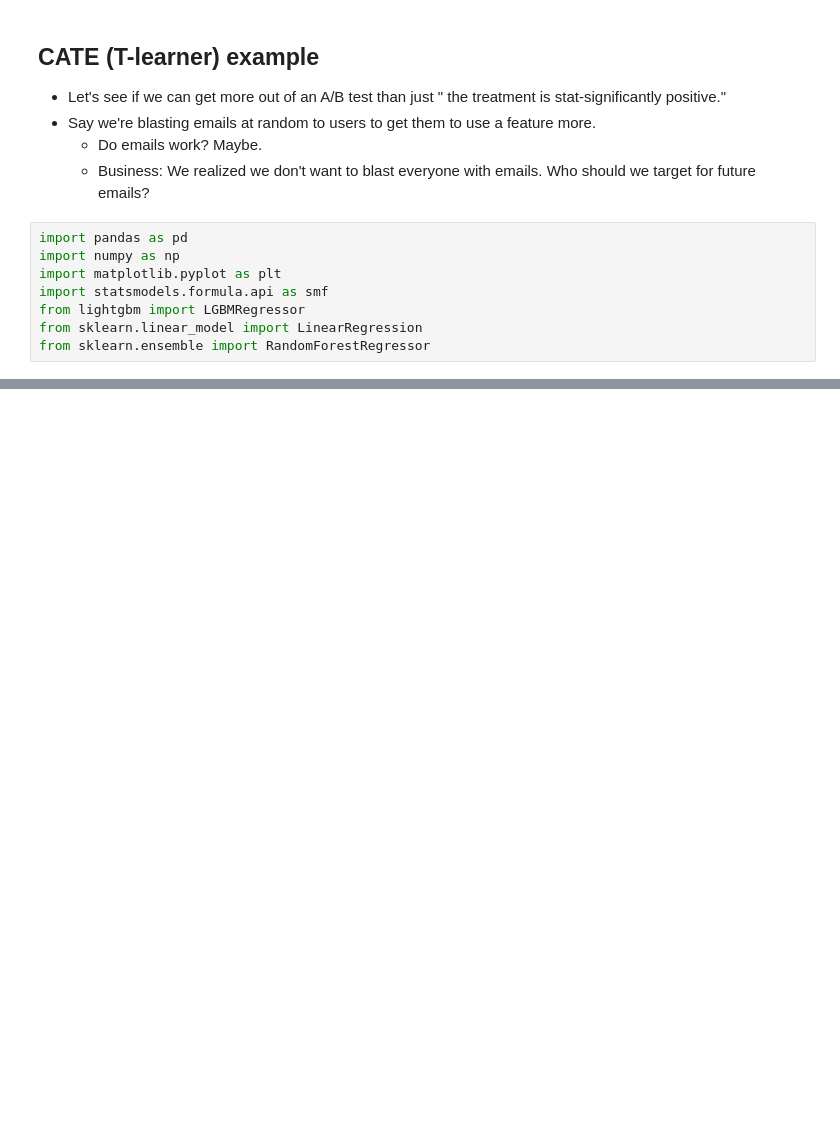
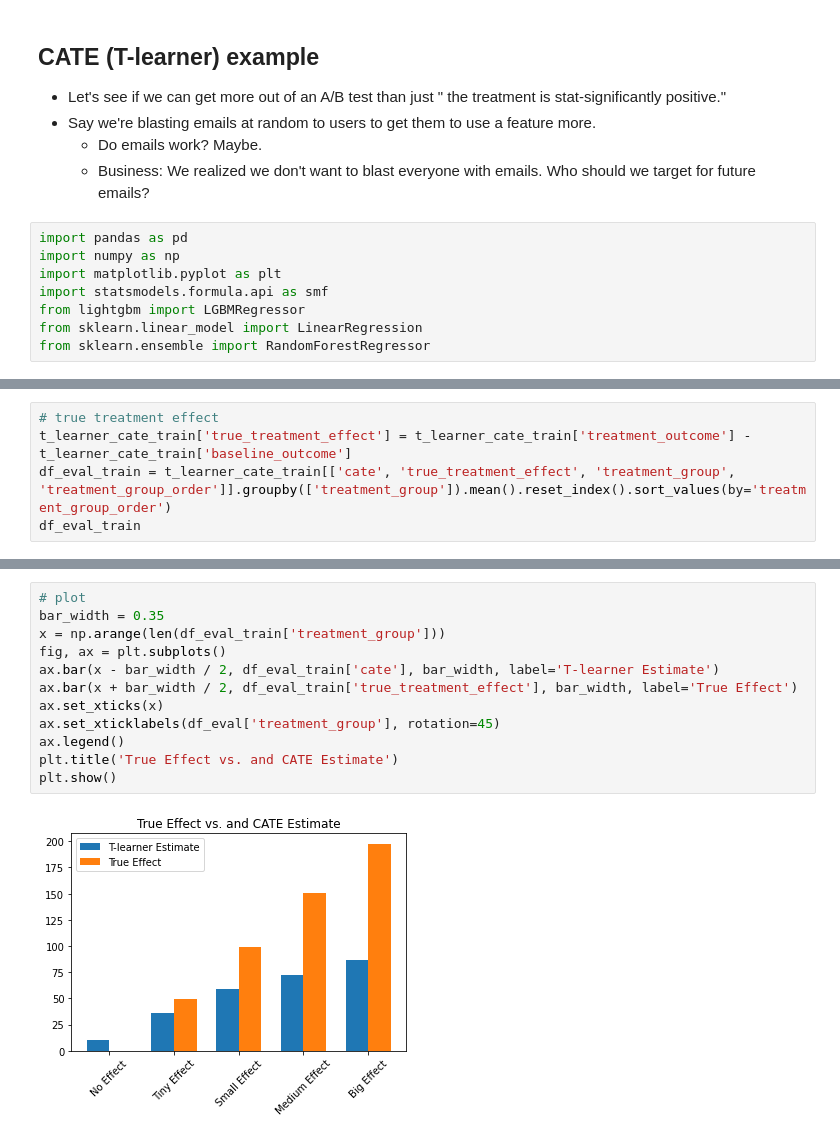
Before and after one commit to bpthomp/data_science, a Jupyter notebook: method_examples/tlearner_example.ipynb, the cells around one changed output, grey strips where cells are left out. Saved outputs shown, nothing was run; the diff lists cells and outputs as text; blank space fills up the shorter version.

```diff
--- a/method_examples/tlearner_example.ipynb
+++ b/method_examples/tlearner_example.ipynb
@@ -155,0 +175,5 @@ plt.show()
+# %%
+# true treatment effect
+t_learner_cate_train['true_treatment_effect'] = t_learner_cate_train['treatment_outcome'] - t_learner_cate_train['baseline_outcome']
+df_eval_train = t_learner_cate_train[['cate', 'true_treatment_effect', 'treatment_group', 'treatment_group_order']].groupby(['treatment_group']).mean().reset_index().sort_values(by='treatment_group_order')
+df_eval_train
@@ -155,0 +187,14 @@ plt.show()
+# %%
+# plot
+bar_width = 0.35
+x = np.arange(len(df_eval_train['treatment_group']))
+fig, ax = plt.subplots()
+ax.bar(x - bar_width / 2, df_eval_train['cate'], bar_width, label='T-learner Estimate')
+ax.bar(x + bar_width / 2, df_eval_train['true_treatment_effect'], bar_width, label='True Effect')
+ax.set_xticks(x)
+ax.set_xticklabels(df_eval['treatment_group'], rotation=45)
+ax.legend()
+plt.title('True Effect vs. and CATE Estimate')
+plt.show()
+# %% [output]
+[figure, added]
```
Also changed, not shown: parts of 11 cells of this notebook.
